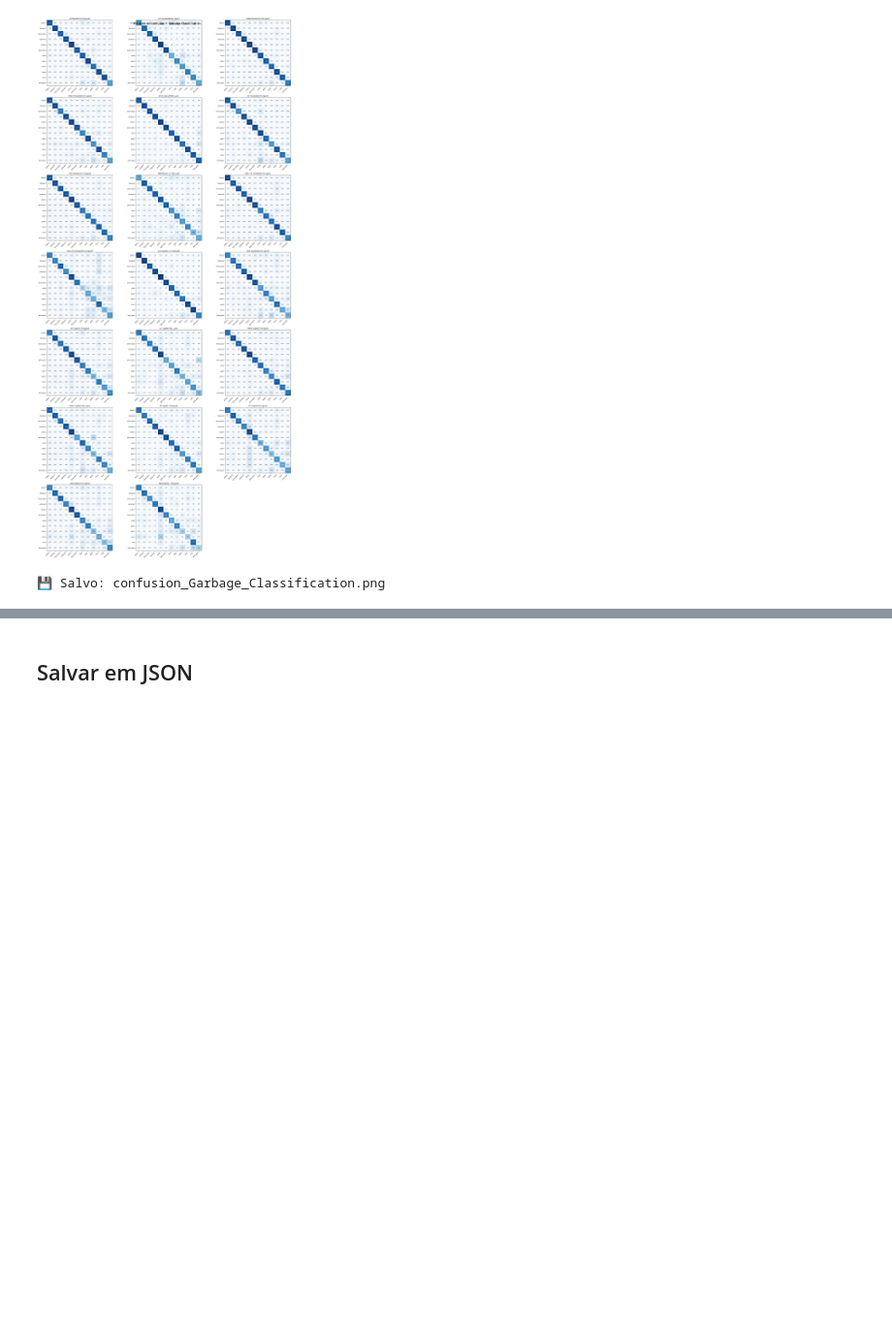
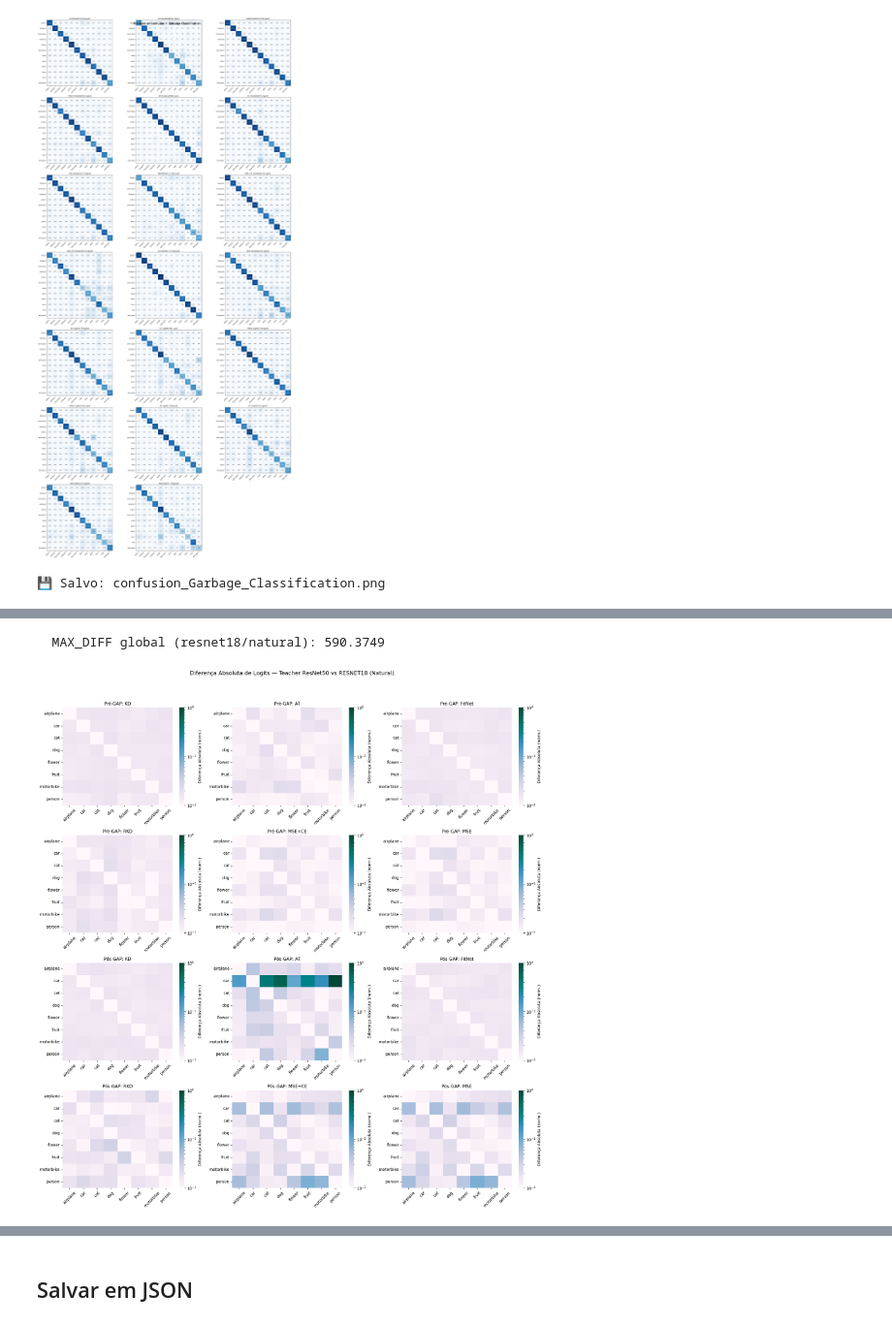
Before and after one commit to maiaraujo/MO434-KD-ProjetoFinal, a Jupyter notebook: MO434_Analise_Comparativa_Modelos.ipynb, the cells around one changed output, grey strips where cells are left out. Shown at 97% size. Drawn from its saved outputs; the diff is of its cells as text; code cells hidden in the pictures; blank space fills up the shorter version.

Commit message:
Update: Limpeza dos notebooks para melhor visualização e entrega

```diff
--- a/MO434_Analise_Comparativa_Modelos.ipynb
+++ b/MO434_Analise_Comparativa_Modelos.ipynb
@@ -1585,0 +1688,11 @@ print_summary(results_nat, results_garb)
+# %%
+# Gera a matriz
+for backbone in ["resnet18"]:
+    for dataset, classes in [("natural", classes_nat)]:
+        plot_logit_comparison(dataset, backbone, classes,
+                              logit_cache, teacher_mat,
+                              MODELS_CONFIG, METHOD_ORDER,
+                              cmap_escolher="PuBuGn")
+# %% [output]
+  MAX_DIFF global (resnet18/natural): 590.3749
+[figure, added]
```
Also changed, not shown: parts of 16 cells of this notebook, 1 other file.
